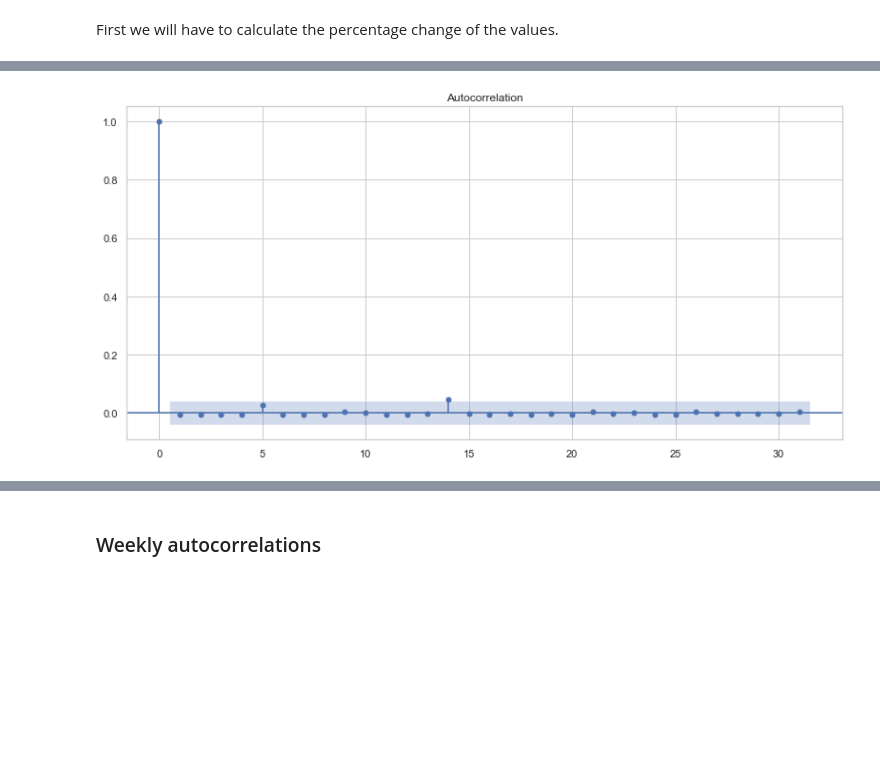
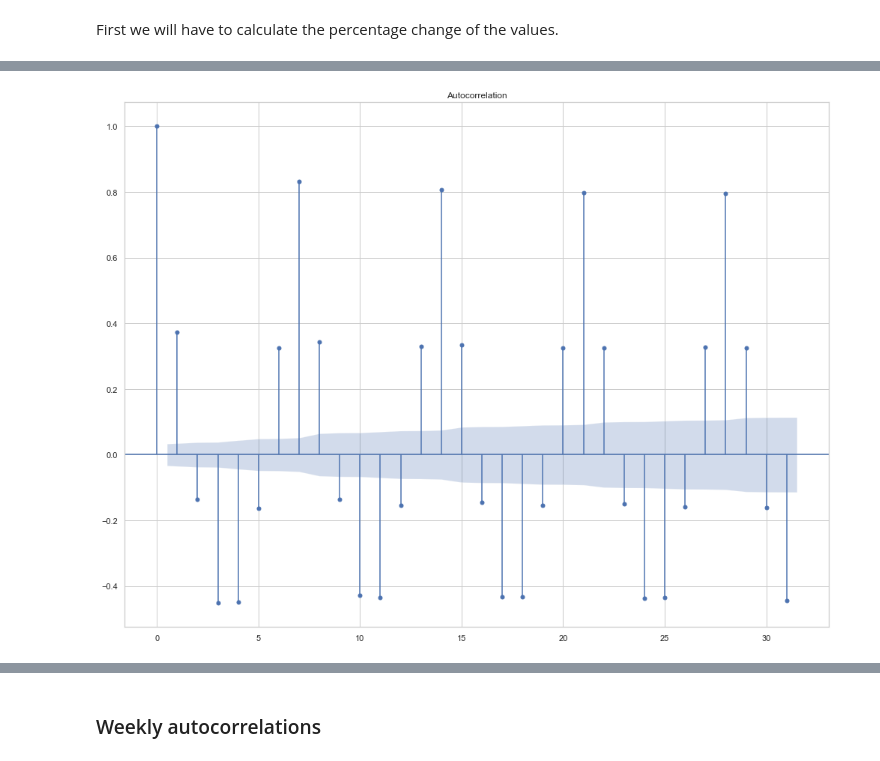
Before and after one commit to Razvanepe/Iowa_spirits_sales, a Jupyter notebook: notebooks/4. Modeling.ipynb, the cells around one changed output, grey strips where cells are left out. Cells and saved outputs as stored; diff of their text form; code cells hidden in the pictures; blank space fills up the shorter version.

```diff
--- a/notebooks/4. Modeling.ipynb
+++ b/notebooks/4. Modeling.ipynb
@@ -278,9 +396,9 @@ df
 # %%
-df['year'] = df.index.year
-df['month'] = df.index.month
-df['day_of_month'] = df.index.day
-df['day_of_week'] = df.index.dayofweek
-df
+df_explore['year'] = df_explore.index.year
+df_explore['month'] = df_explore.index.month
+df_explore['day_of_month'] = df_explore.index.day
+df_explore['day_of_week'] = df_explore.index.dayofweek
+df_explore
 # %% [output]
 |  | state_profit | year | month | day_of_month | day_of_week |
 | Date |  |  |  |  |  |
@@ -378,5 +627,5 @@ plt.show()
 # %% [markdown]
 ### Monthly Time-Series Decomposition
-# %%
-df = df[['state_profit']]
-df.index = pd.to_datetime(df.index)
+# %%
+df = df.drop(['year','month','day_of_month','day_of_week'], axis = 1)
+df
@@ -501,6 +792,2 @@ plt.legend()
 # %% [markdown]
 First we will have to calculate the percentage change of the values.
-# %%
-df['pct_change'] = df['state_profit'].pct_change()
-df = df.dropna()
-df
@@ -522,4 +804,4 @@ df
 # %%
-plot_acf(df['pct_change'], lags = 31, alpha = 0.05);
+plot_acf(df['state_profit'], lags = 31, alpha = 0.05);
 # %% [output]
-[figure, old version]
+[figure, new version]
```
Also changed, not shown: parts of 203 cells of this notebook, 1 other file.
